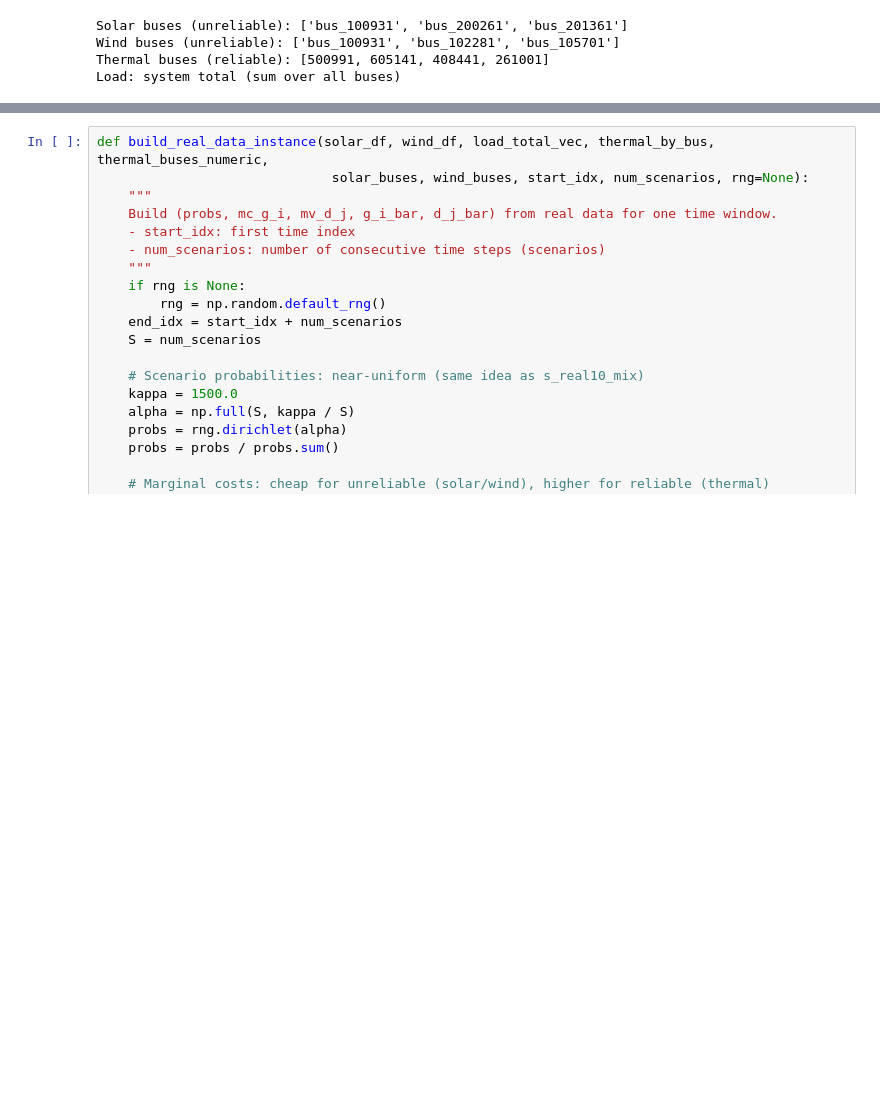
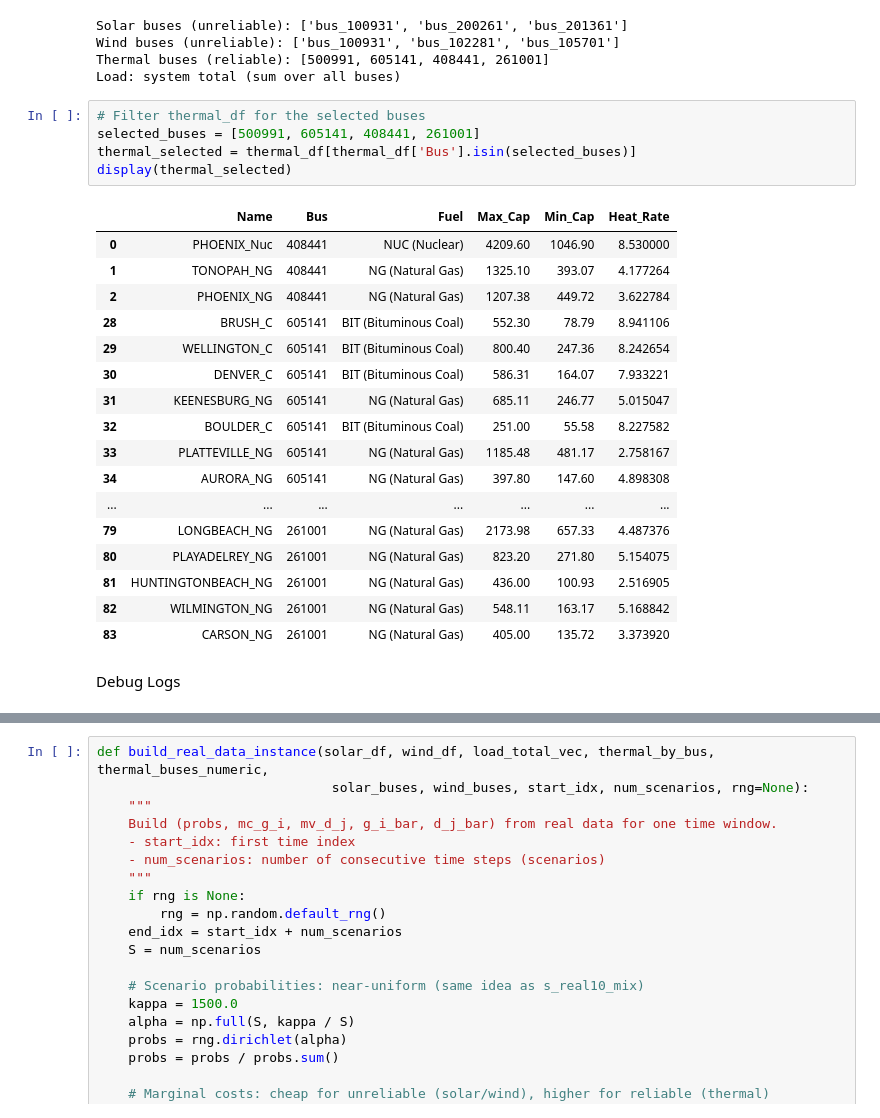
Before and after one commit to maxboonban/zavala_electricity_market, a Jupyter notebook: zavala_real_data.ipynb, the cells around one changed output, grey strips where cells are left out. Drawn from its saved outputs; the diff is of its cells as text; blank space fills up the shorter version.

```diff
--- a/zavala_real_data.ipynb
+++ b/zavala_real_data.ipynb
@@ -105,3 +105,28 @@ Solar buses (unreliable): ['bus_100931', 'bus_200261', 'bus_201361']
 Wind buses (unreliable): ['bus_100931', 'bus_102281', 'bus_105701']
 Thermal buses (reliable): [500991, 605141, 408441, 261001]
 Load: system total (sum over all buses)
+# %%
+# Filter thermal_df for the selected buses
+selected_buses = [500991, 605141, 408441, 261001]
+thermal_selected = thermal_df[thermal_df['Bus'].isin(selected_buses)]
+display(thermal_selected)
+# %% [output]
+|  | Name | Bus | Fuel | Max_Cap | Min_Cap | Heat_Rate |
+| 0 | PHOENIX_Nuc | 408441 | NUC (Nuclear) | 4209.60 | 1046.90 | 8.530000 |
+| 1 | TONOPAH_NG | 408441 | NG (Natural Gas) | 1325.10 | 393.07 | 4.177264 |
+| 2 | PHOENIX_NG | 408441 | NG (Natural Gas) | 1207.38 | 449.72 | 3.622784 |
+| 28 | BRUSH_C | 605141 | BIT (Bituminous Coal) | 552.30 | 78.79 | 8.941106 |
+| 29 | WELLINGTON_C | 605141 | BIT (Bituminous Coal) | 800.40 | 247.36 | 8.242654 |
+| 30 | DENVER_C | 605141 | BIT (Bituminous Coal) | 586.31 | 164.07 | 7.933221 |
+| 31 | KEENESBURG_NG | 605141 | NG (Natural Gas) | 685.11 | 246.77 | 5.015047 |
+| 32 | BOULDER_C | 605141 | BIT (Bituminous Coal) | 251.00 | 55.58 | 8.227582 |
+| 33 | PLATTEVILLE_NG | 605141 | NG (Natural Gas) | 1185.48 | 481.17 | 2.758167 |
+| 34 | AURORA_NG | 605141 | NG (Natural Gas) | 397.80 | 147.60 | 4.898308 |
+| ... | ... | ... | ... | ... | ... | ... |
+| 79 | LONGBEACH_NG | 261001 | NG (Natural Gas) | 2173.98 | 657.33 | 4.487376 |
+| 80 | PLAYADELREY_NG | 261001 | NG (Natural Gas) | 823.20 | 271.80 | 5.154075 |
+| 81 | HUNTINGTONBEACH_NG | 261001 | NG (Natural Gas) | 436.00 | 100.93 | 2.516905 |
+| 82 | WILMINGTON_NG | 261001 | NG (Natural Gas) | 548.11 | 163.17 | 5.168842 |
+| 83 | CARSON_NG | 261001 | NG (Natural Gas) | 405.00 | 135.72 | 3.373920 |
+# %% [markdown]
+Debug Logs
```
Also changed, not shown: parts of 11 cells of this notebook, 1 other file.
